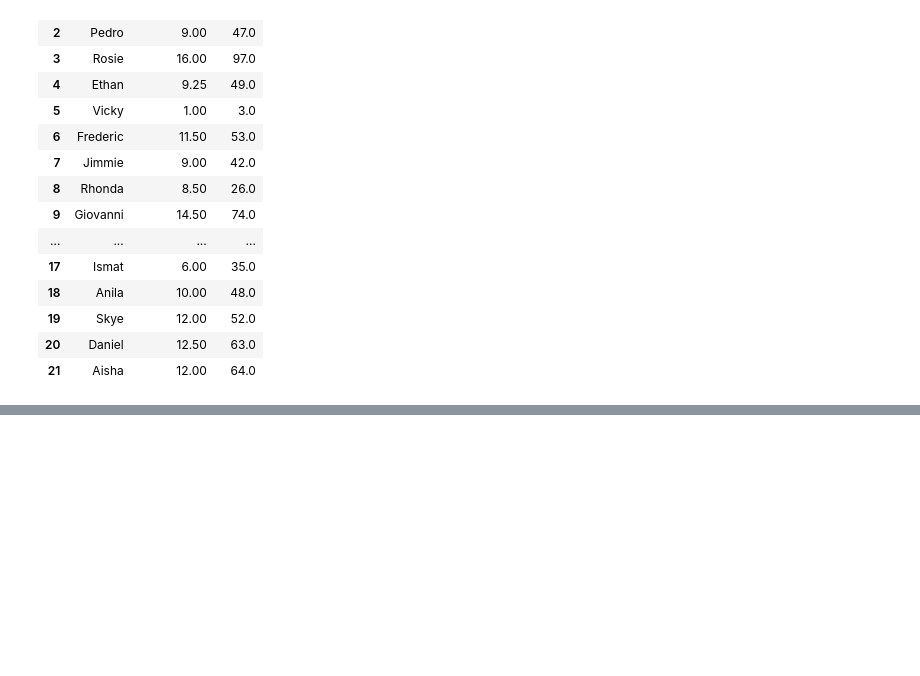
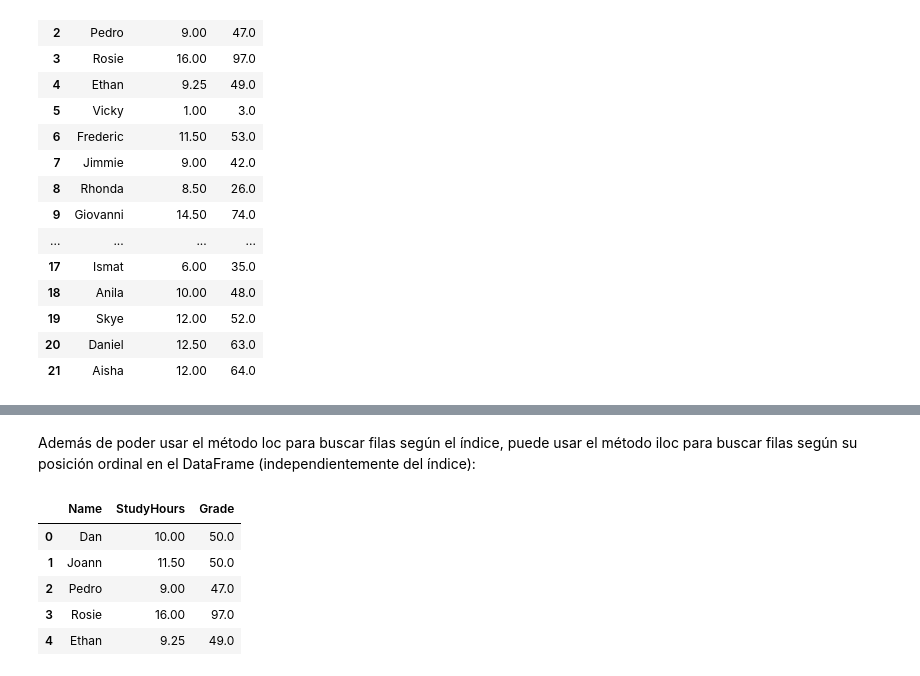
Before and after one commit to mssj-11/Laboratorios-Python, a Jupyter notebook: Mes de Datos - Microsoft/1_Exploración_de_datos_con_Python.ipynb, the cells around one changed output, grey strips where cells are left out. Cells and saved outputs as stored; diff of their text form; code cells hidden in the pictures; blank space fills up the shorter version.

```diff
--- a/Mes de Datos - Microsoft/1_Exploración_de_datos_con_Python.ipynb
+++ b/Mes de Datos - Microsoft/1_Exploración_de_datos_con_Python.ipynb
@@ -161,0 +189,12 @@ df_students
+# %% [markdown]
+Además de poder usar el método loc para buscar filas según el índice, puede usar el método iloc para buscar filas según su posición ordinal en el DataFrame (independientemente del índice):
+# %%
+# Get data in the first five rows
+df_students.iloc[0:5]
+# %% [output]
+|  | Name | StudyHours | Grade |
+| 0 | Dan | 10.00 | 50.0 |
+| 1 | Joann | 11.50 | 50.0 |
+| 2 | Pedro | 9.00 | 47.0 |
+| 3 | Rosie | 16.00 | 97.0 |
+| 4 | Ethan | 9.25 | 49.0 |
```
Also changed, not shown: parts of 13 cells of this notebook.
